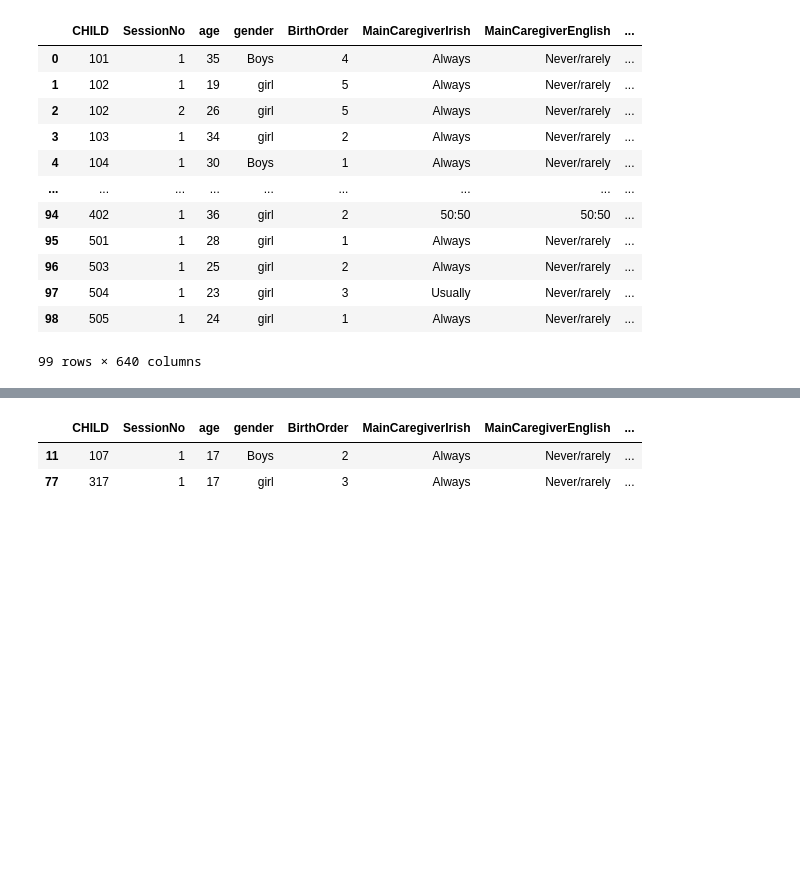
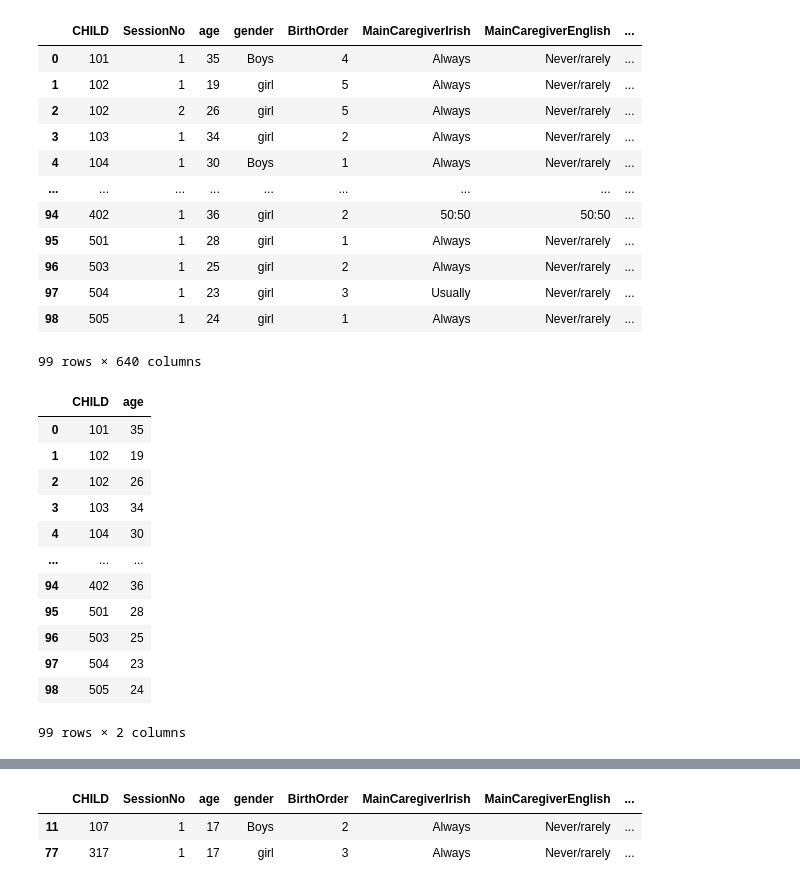
Before and after one commit to ningkko/Bilingualism_ChildASR, a Jupyter notebook: biling_data/irish/to_item_data_format_irish.ipynb, the cells around one changed output, grey strips where cells are left out. Saved outputs shown, nothing was run; the diff lists cells and outputs as text; code cells hidden in the pictures; blank space fills up the shorter version.

```diff
--- a/biling_data/irish/to_item_data_format_irish.ipynb
+++ b/biling_data/irish/to_item_data_format_irish.ipynb
@@ -90,5 +90,19 @@ english_in_irish
 | 98 | 505 | 1 | 24 | girl | 1 | Always | Never/rarely | ... |
 99 rows × 640 columns
 # %%
-individual = english_in_irish.transpose()[:8]
-individual.transpose().to_csv("individual_info.csv",index=False)
+subject = english_in_irish[["CHILD","age"]]
+subject
+# %% [output]
+|  | CHILD | age |
+| 0 | 101 | 35 |
+| 1 | 102 | 19 |
+| 2 | 102 | 26 |
+| 3 | 103 | 34 |
+| 4 | 104 | 30 |
+| ... | ... | ... |
+| 94 | 402 | 36 |
+| 95 | 501 | 28 |
+| 96 | 503 | 25 |
+| 97 | 504 | 23 |
+| 98 | 505 | 24 |
+99 rows × 2 columns
```
Also changed, not shown: parts of 4 cells of this notebook, 15 other files.
